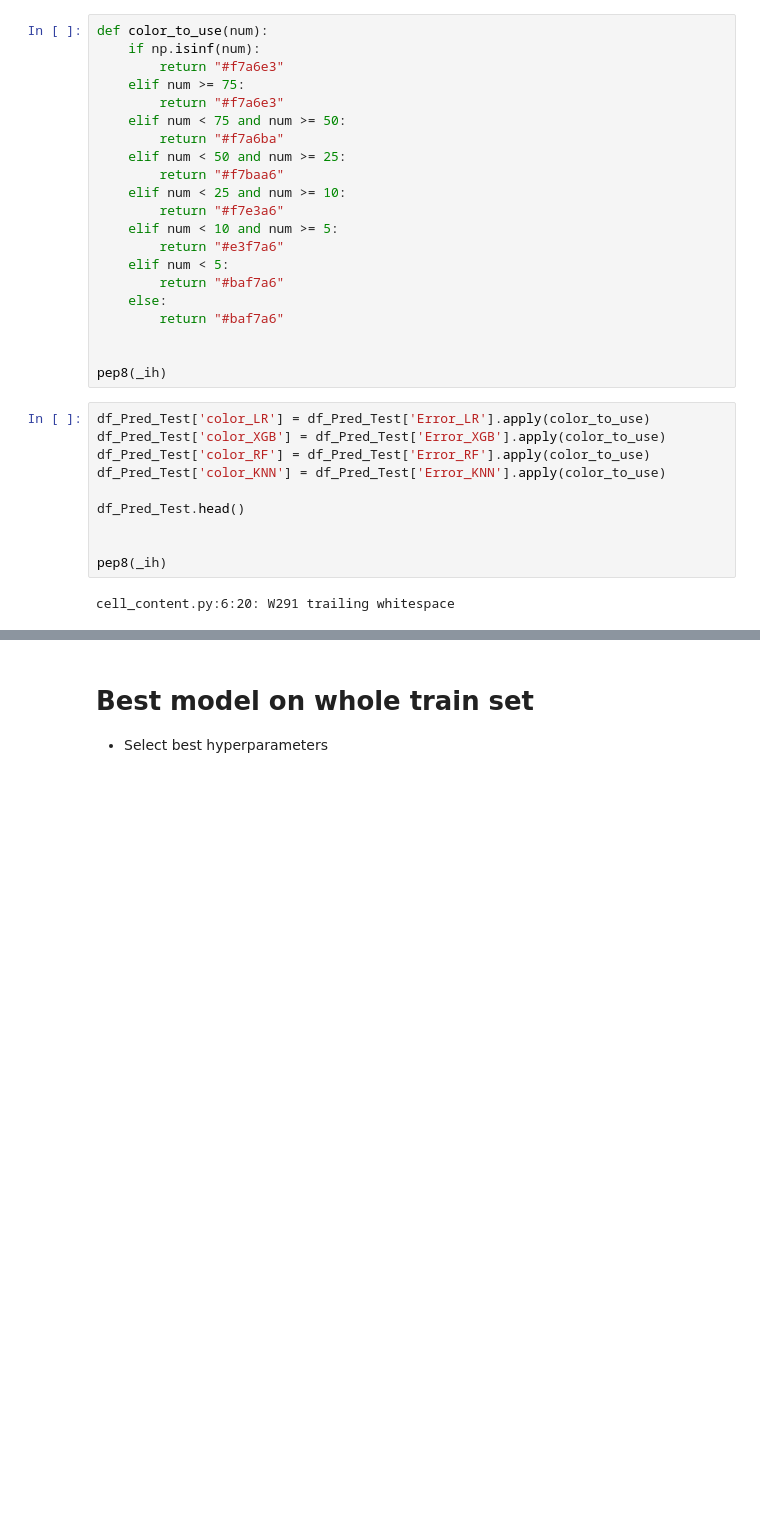
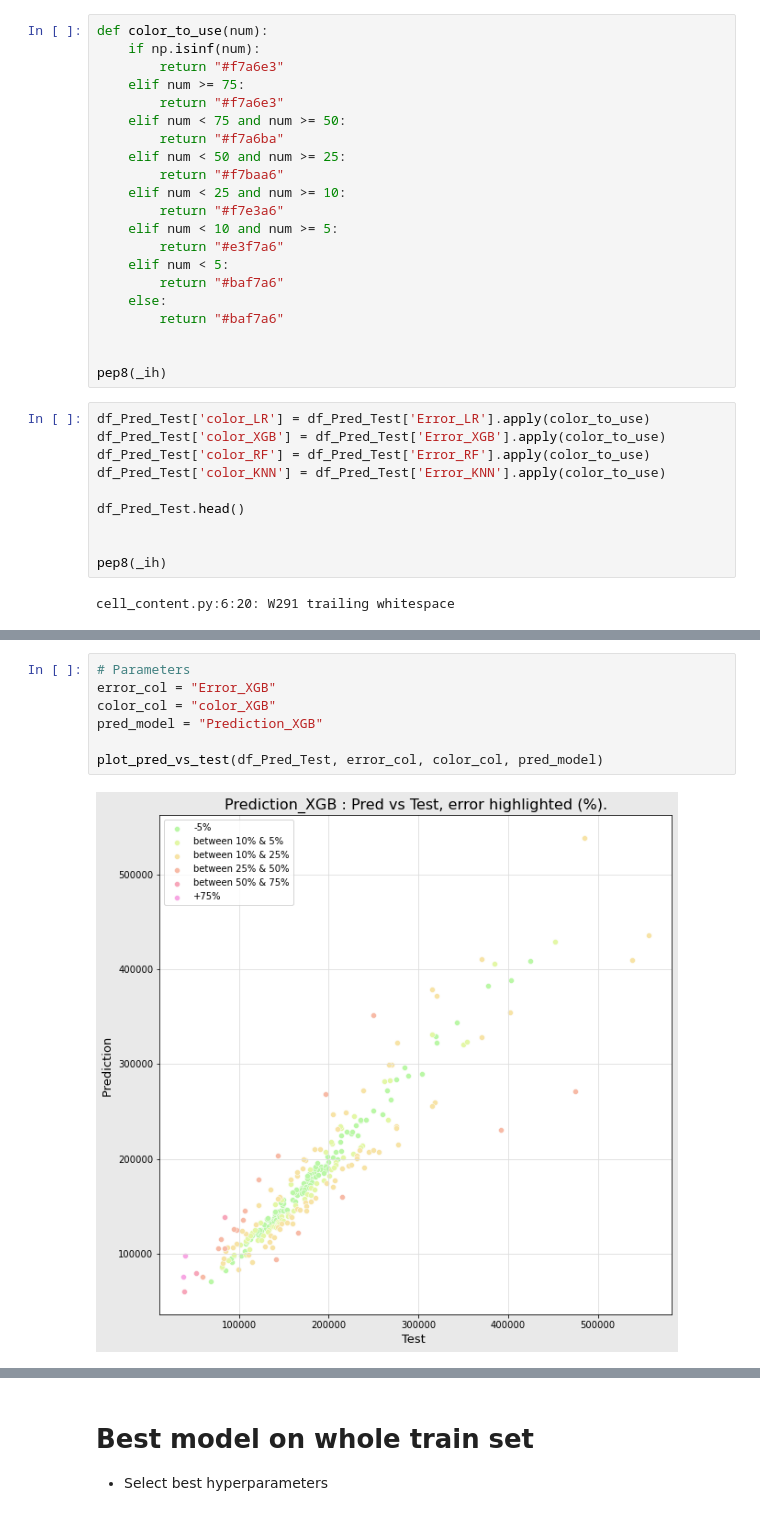
Before and after one commit to Remus9744/P8_Predict_House_Prices, a Jupyter notebook: P8_Notebook_Kaggle.ipynb, the cells around one changed output, grey strips where cells are left out. Cells and saved outputs as stored; diff of their text form; blank space fills up the shorter version.

```diff
--- a/P8_Notebook_Kaggle.ipynb
+++ b/P8_Notebook_Kaggle.ipynb
@@ -1717,0 +1742,9 @@ pep8(_ih)
+# %%
+# Parameters
+error_col = "Error_XGB"
+color_col = "color_XGB"
+pred_model = "Prediction_XGB"
+
+plot_pred_vs_test(df_Pred_Test, error_col, color_col, pred_model)
+# %% [output]
+[figure, added]
```
Also changed, not shown: parts of 21 cells of this notebook.
